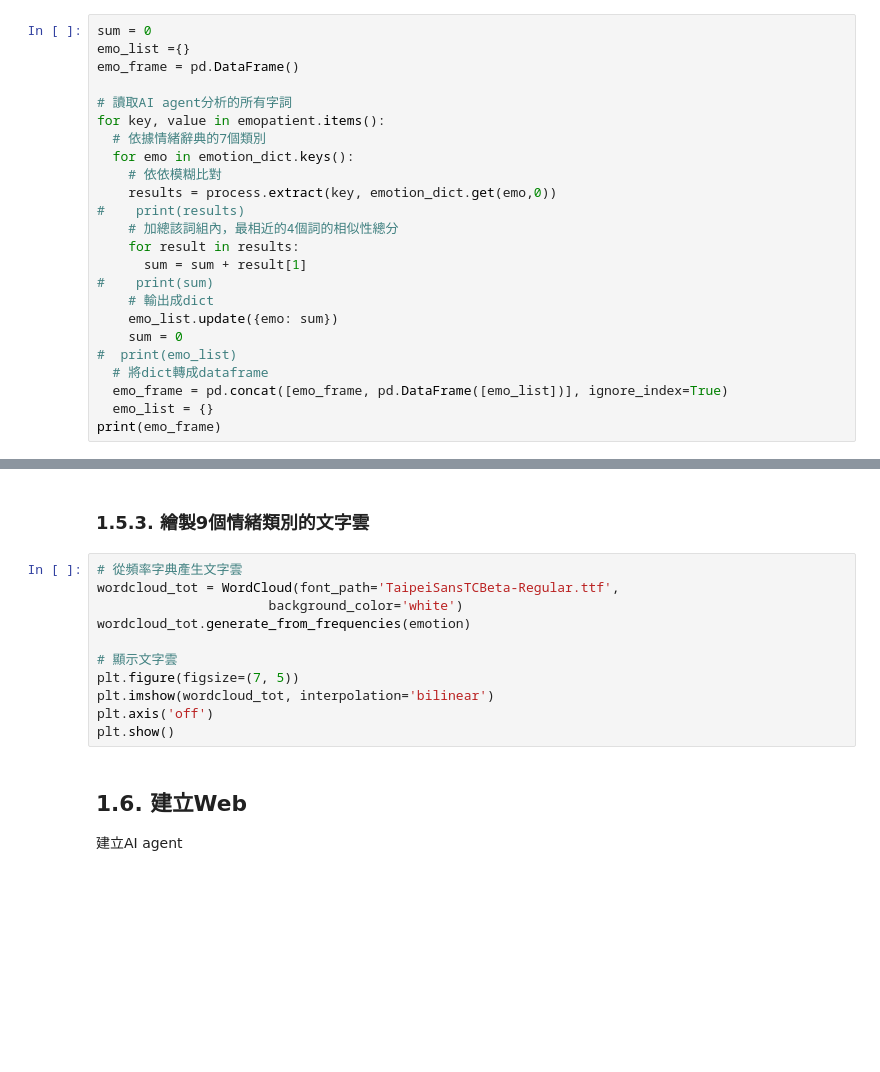
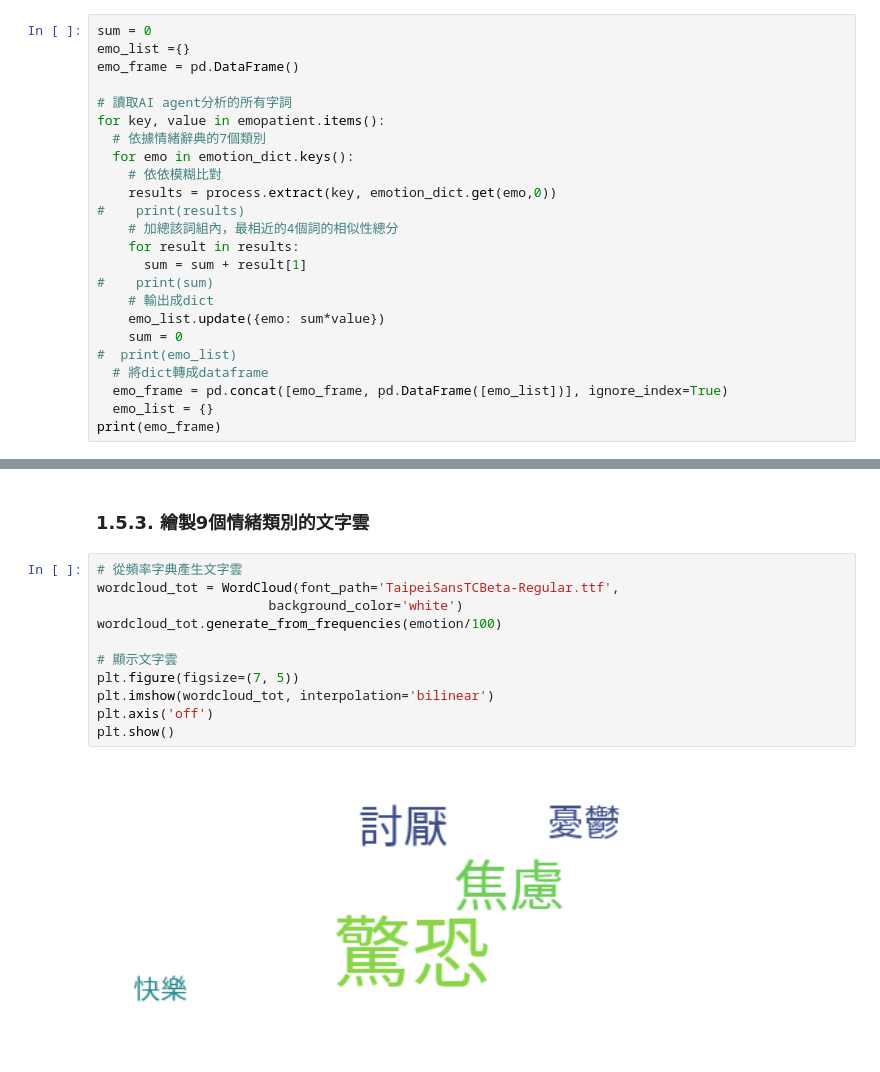
Before and after one commit to frank22004/GenAI, a Jupyter notebook: GenAI期末專題.ipynb, the cells around one changed output, grey strips where cells are left out. Saved outputs shown, nothing was run; the diff lists cells and outputs as text; blank space fills up the shorter version.

```diff
--- a/GenAI期末專題.ipynb
+++ b/GenAI期末專題.ipynb
@@ -423,7 +574,7 @@ for key, value in emopatient.items():
       sum = sum + result[1]
 #    print(sum)
     # 輸出成dict
-    emo_list.update({emo: sum})
+    emo_list.update({emo: sum*value})
     sum = 0
 #  print(emo_list)
   # 將dict轉成dataframe
@@ -440,15 +610,13 @@ print(emotion)
 # %%
 # 從頻率字典產生文字雲
 wordcloud_tot = WordCloud(font_path='TaipeiSansTCBeta-Regular.ttf',
                       background_color='white')
-wordcloud_tot.generate_from_frequencies(emotion)
+wordcloud_tot.generate_from_frequencies(emotion/100)
 
 # 顯示文字雲
 plt.figure(figsize=(7, 5))
 plt.imshow(wordcloud_tot, interpolation='bilinear')
 plt.axis('off')
 plt.show()
+# %% [output]
+[figure, added]
-# %% [markdown]
-## 1.6. 建立Web
-
-建立AI agent
```
Also changed, not shown: parts of 36 cells of this notebook.
